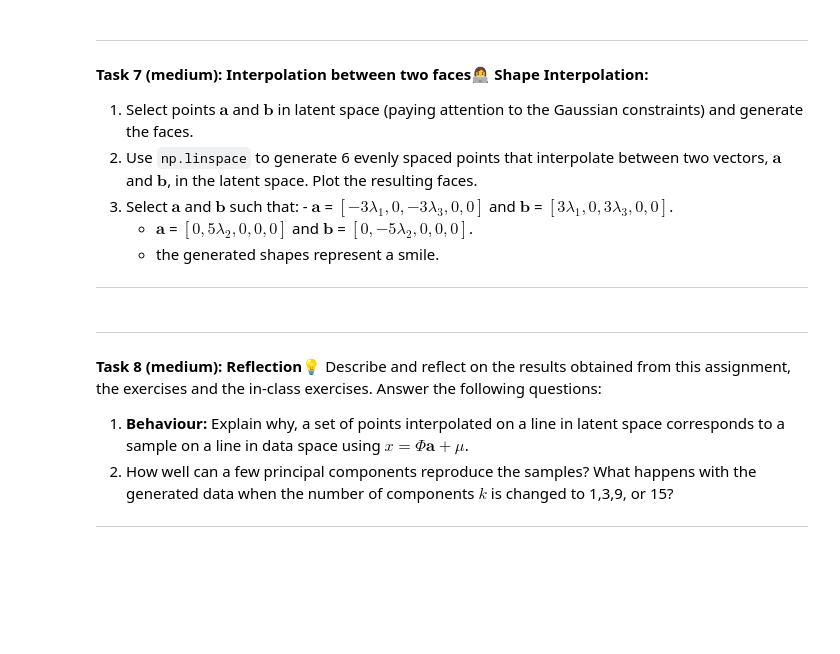
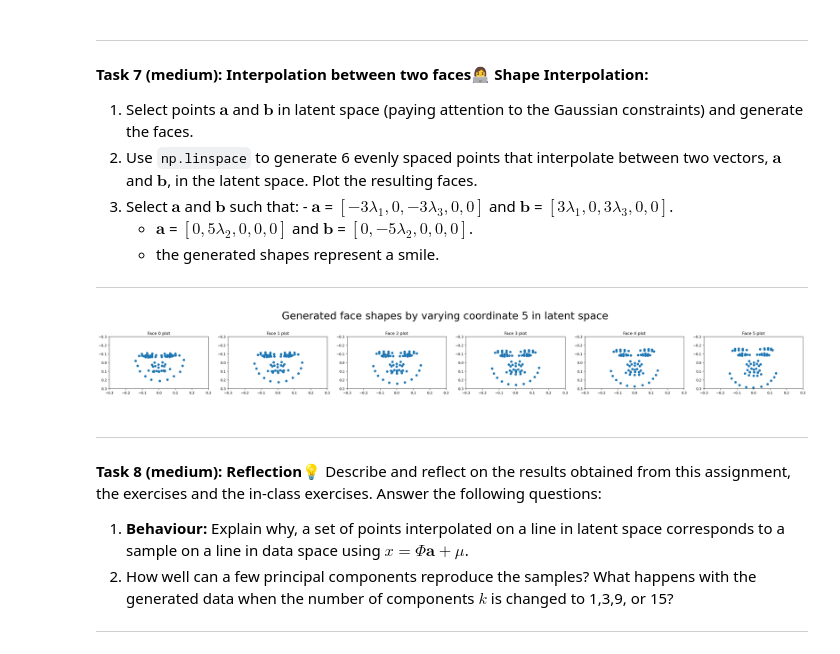
Before and after one commit to davidfeldner/iml-assignment-2, a Jupyter notebook: 02-shape_generation.ipynb, the cells around one changed output. Drawn from its saved outputs; the diff is of its cells as text; code cells hidden in the pictures; blank space fills up the shorter version.

Commit message:
add vectors for different face features

```diff
--- a/02-shape_generation.ipynb
+++ b/02-shape_generation.ipynb
@@ -438,17 +437,31 @@ plt.scatter(d[:, 0], d[:, 1])
 # %%
 # write the implementation for "Interpolation between two faces" here
 sigma_1 = np.sqrt(sorted_eigenvalues[0])
 sigma_2 = np.sqrt(sorted_eigenvalues[1])
-a = np.array([0          , -3 * sigma_2,0,0,0])
-b = np.array([3 * sigma_1,            0, 0,0,0])
+sigma_3 = np.sqrt(sorted_eigenvalues[2])
+sigma_5 = np.sqrt(sorted_eigenvalues[4])
+
+# Goes from angry to happy
+a = np.array([0, 0, 0, 0, -3*sigma_5])
+b = np.array([0, 3*sigma_2, 0, 0,0])
+
+# Tilts head side to side while making the face ho from short to long.
+a = np.array([-3*sigma_3, 0, -3*sigma_3, 0, 0])
+b = np.array([3*sigma_3, 0, 3*sigma_3, 0, 0])
+
+# Goes from happy to sad
+a = np.array([0, 5*sigma_2, 0, 0, 0])
+b = np.array([0, -5*sigma_2, 0, 0, 0])
 
 spaced = np.linspace(a, b, num=6)
 
 principal_components = comp[:, :len(a)]
 
 gen_shapes = transform_from_latent_space(spaced.T, principal_components, mu)
 
 plot_many_faces(gen_shapes, f"Generated face shapes by varying coordinate {i+1} in latent space")
+# %% [output]
+[figure, added]
 # %% [markdown]
 
 ---
```
Also changed, not shown: parts of 3 cells of this notebook.
